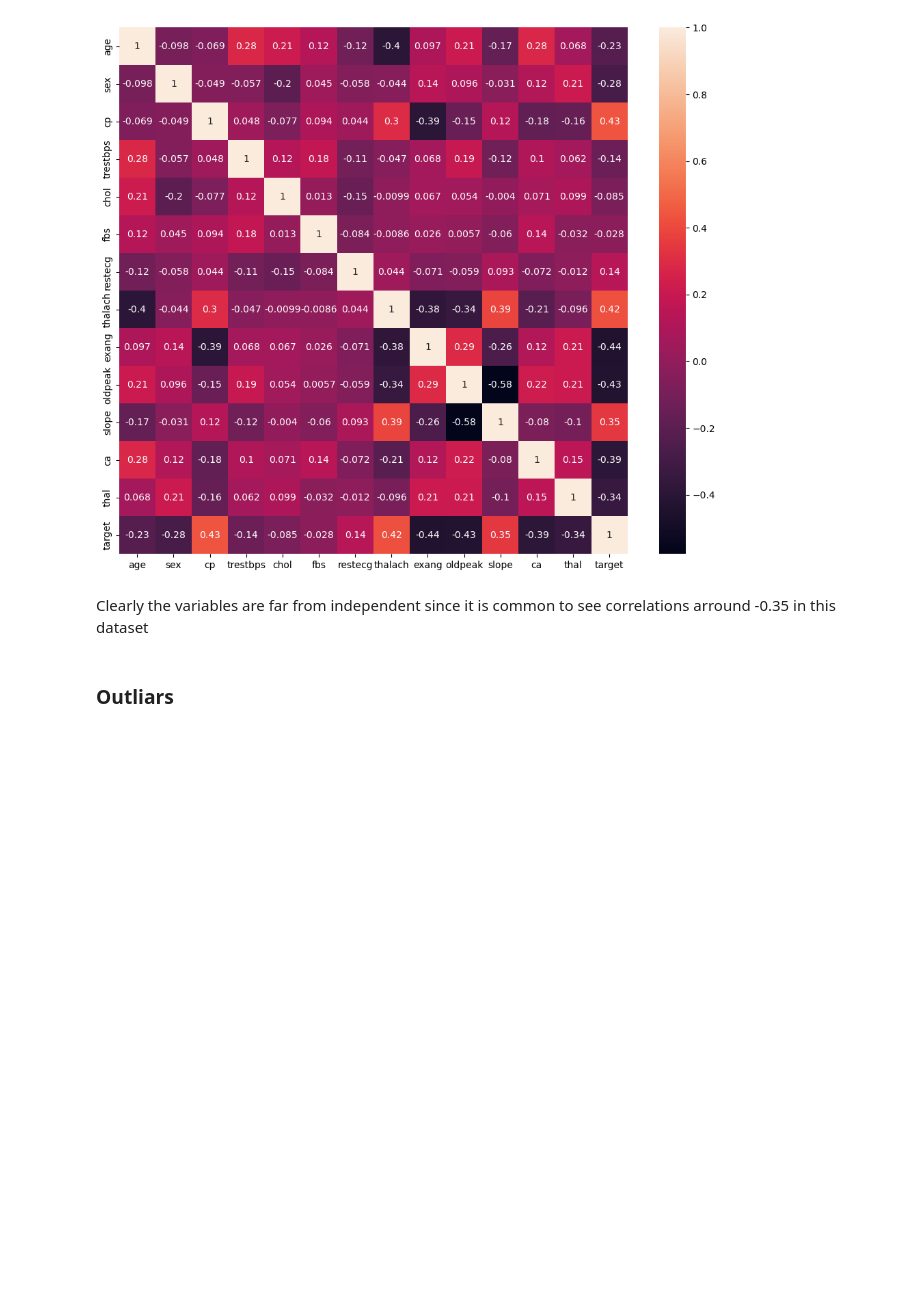
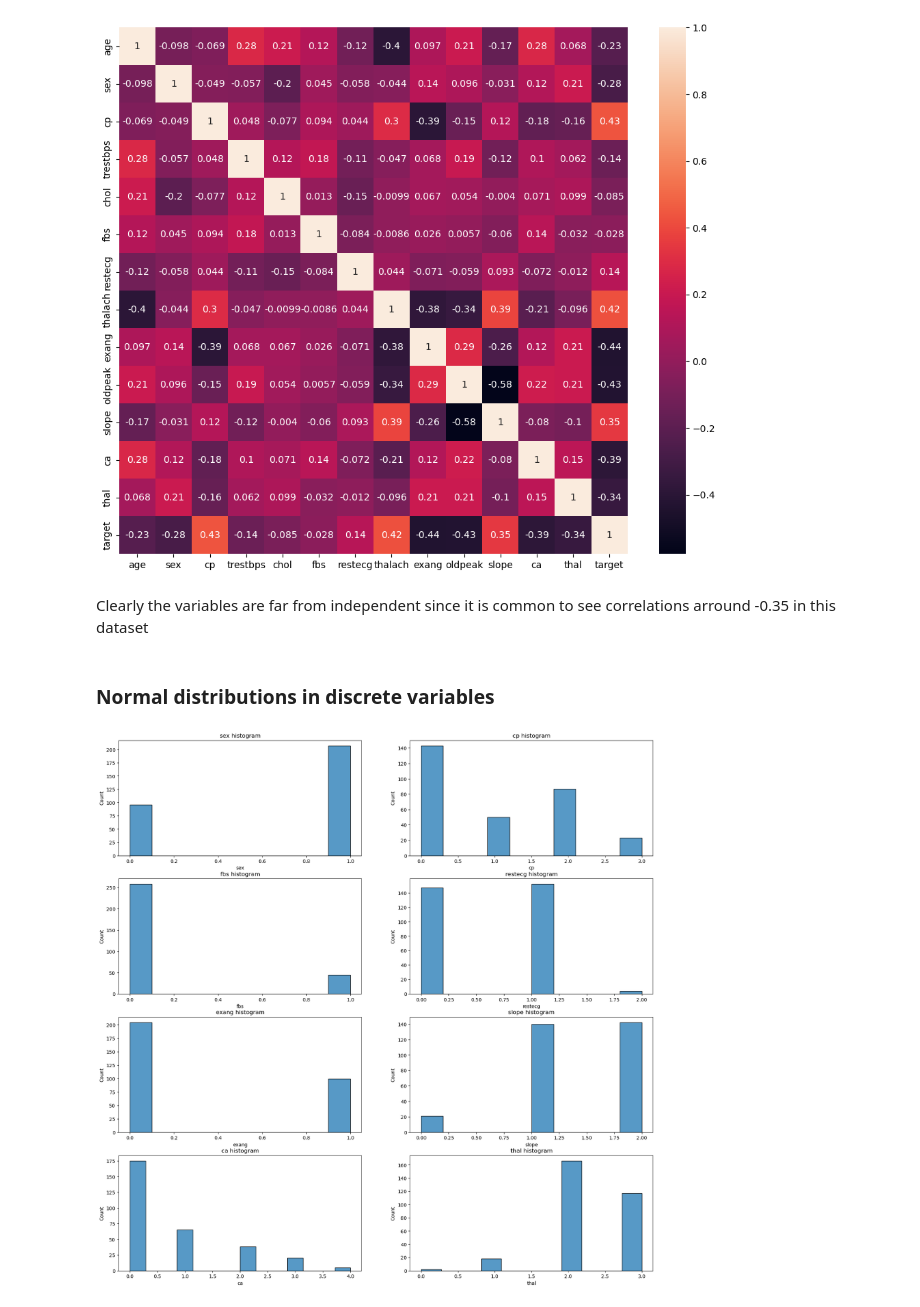
Before and after one commit to tomasbrogueira/Work, a Jupyter notebook: IST/Aprendizagem/HW/G131_hw2.ipynb, the cells around one changed output. Cells and saved outputs as stored; diff of their text form; code cells hidden in the pictures; blank space fills up the shorter version.

```diff
--- a/IST/Aprendizagem/HW/G131_hw2.ipynb
+++ b/IST/Aprendizagem/HW/G131_hw2.ipynb
@@ -461,5 +508,3 @@ plt.show()
 [figure]
 # %% [markdown]
 Clearly the variables are far from independent since it is common to see correlations arround -0.35 in this dataset
-# %% [markdown]
-### Outliars
@@ -471,0 +511,13 @@ IQR = Q3 - Q1
+# %% [markdown]
+### Normal distributions in discrete variables
+# %%
+# plots the histograms for the discrete variables
+
+vars= ['sex', 'cp', 'fbs', 'restecg', 'exang', 'slope', 'ca', 'thal']
+fig, ax = plt.subplots(4, 2, figsize=(20, 20))
+for i, var in enumerate(vars):
+    sns.histplot(df[var], ax=ax[i//2, i%2])\
+        .set_title(f'{var} histogram')
+plt.show()
+# %% [output]
+[figure, added]
```
Also changed, not shown: parts of 26 cells of this notebook, 2 other files.
